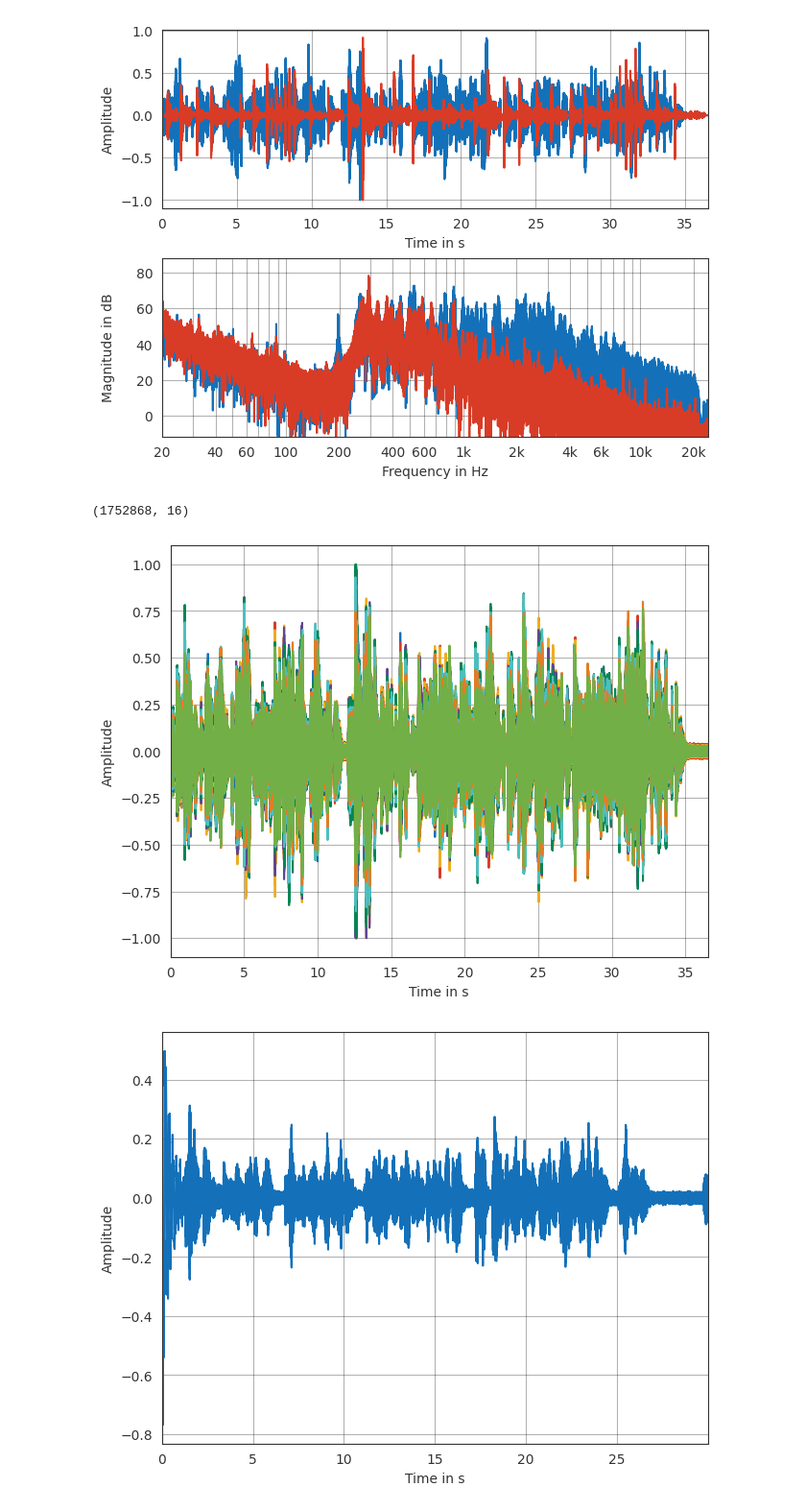
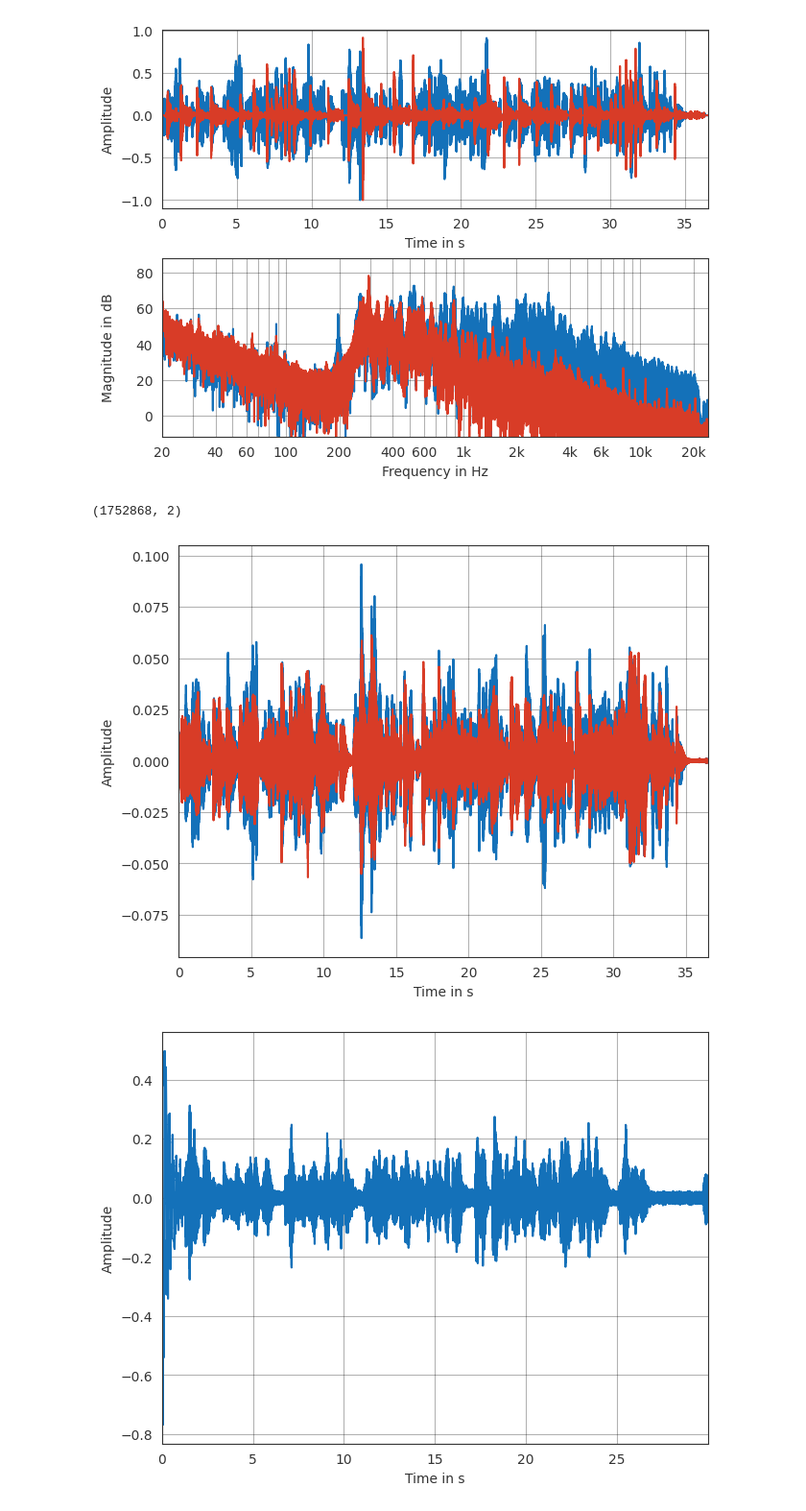
Before and after one commit to Microphone-Array-Project/ema2ambisonics, a Jupyter notebook: Measurement.ipynb, the cells around one changed output. Shown: that part at 96% size. Saved outputs shown, nothing was run; the diff lists cells and outputs as text; code cells hidden in the pictures.

```diff
--- a/Measurement.ipynb
+++ b/Measurement.ipynb
@@ -202,19 +291,21 @@ plt.show()
 [figure]
 # %%
 ema_recording = sd.playrec(audio.time.T, input_mapping=np.arange(15, 31), output_mapping=[1, 2], blocking=True, samplerate=fs)
+# %%
+dummy_head = sd.playrec(audio.time.T, input_mapping=[13, 14], output_mapping=[1, 2], blocking=True, samplerate=fs)
 # %%
-ema_recording.shape
+dummy_head.shape
 # %% [output]
-(1752868, 16)
+(1752868, 2)
 # %%
-recording = pf.Signal(ema_recording.T, fs)
-pf.io.write_audio(recording, r"Recording_Reverberant/ema16_2.wav")
+recording = pf.Signal(dummy_head.T, fs)
+pf.io.write_audio(recording, r"Recording_Reverberant/dummy_head_2.wav")
 
 
 pf.plot.time(recording)
 plt.show()
 # %% [output]
-[figure, old version]
+[figure, new version]
 # %%
 test = sd.rec(int(48000*30), 48000, mapping=np.arange(15, 31), blocking=True)
 # %%
```
Also changed, not shown: parts of 26 cells of this notebook, 11 other files.
